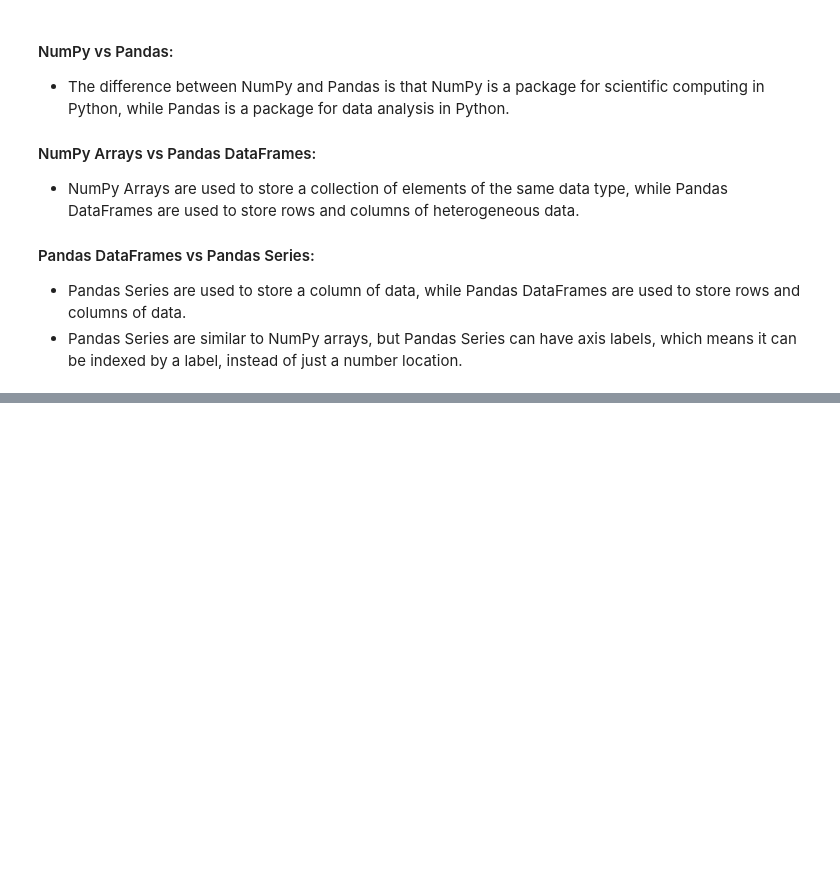
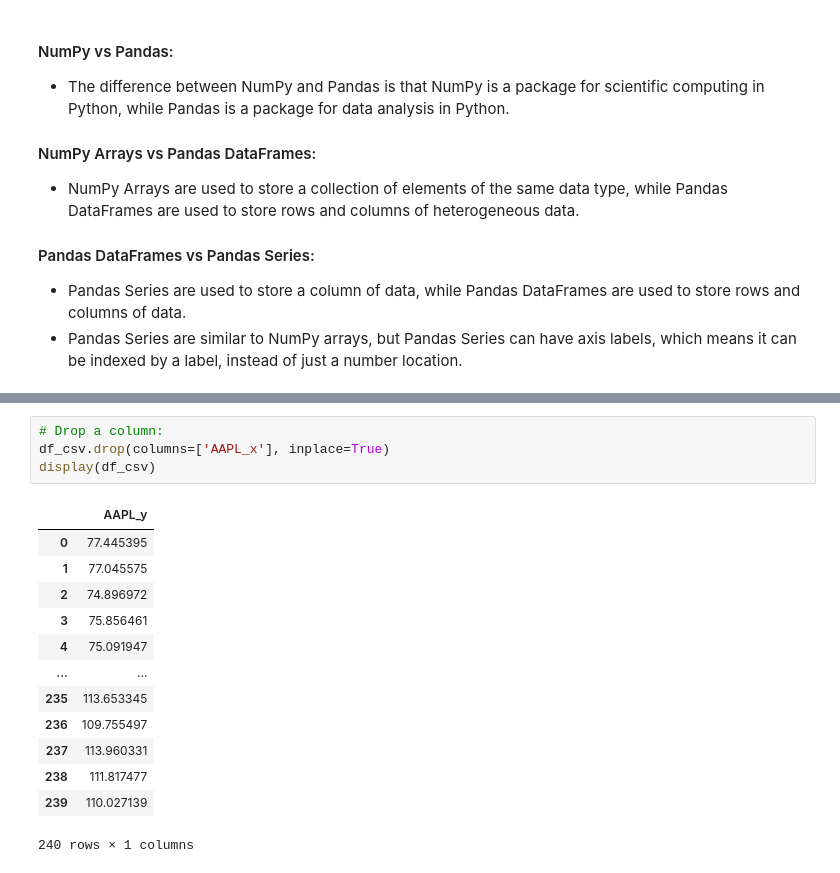
Before and after one commit to BrenoFariasdaSilva/Recommendation-Systems-AI, a Jupyter notebook: Module 02 - Advanced Python/06-Pandas/PandasBasics.ipynb, the cells around one changed output, grey strips where cells are left out. Saved outputs shown, nothing was run; the diff lists cells and outputs as text; blank space fills up the shorter version.

```diff
--- a/Module 02 - Advanced Python/06-Pandas/PandasBasics.ipynb
+++ b/Module 02 - Advanced Python/06-Pandas/PandasBasics.ipynb
@@ -50,0 +91,18 @@ display(json_df)
+# %%
+# Drop a column:
+df_csv.drop(columns=['AAPL_x'], inplace=True)
+display(df_csv)
+# %% [output]
+|  | AAPL_y |
+| 0 | 77.445395 |
+| 1 | 77.045575 |
+| 2 | 74.896972 |
+| 3 | 75.856461 |
+| 4 | 75.091947 |
+| ... | ... |
+| 235 | 113.653345 |
+| 236 | 109.755497 |
+| 237 | 113.960331 |
+| 238 | 111.817477 |
+| 239 | 110.027139 |
+240 rows × 1 columns
```
Also changed, not shown: parts of 13 cells of this notebook, 1 other file.
